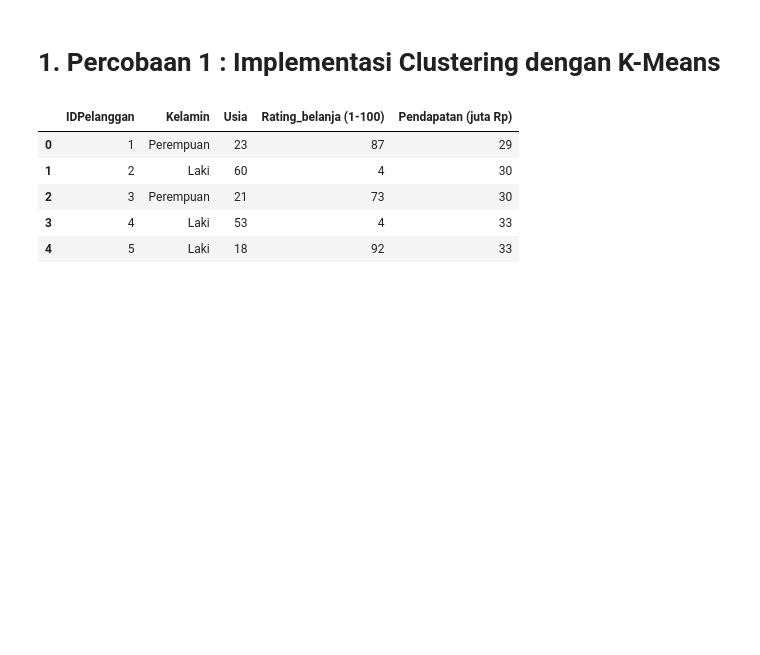
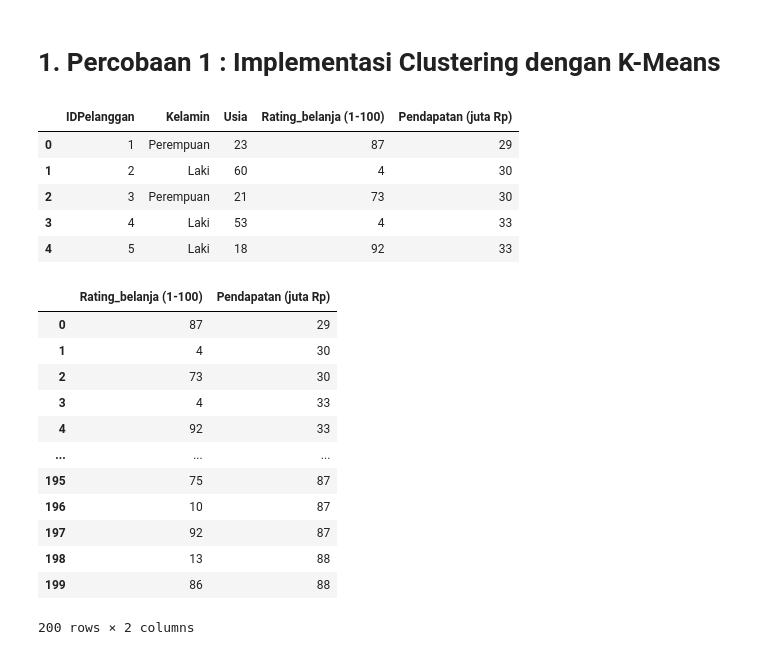
Before and after one commit to ImNotDanish05/2025_KC_TI-1A, a Jupyter notebook: P10_Unsupervise_Learning - Clustering.ipynb, the cells around one changed output. Drawn from its saved outputs; the diff is of its cells as text; code cells hidden in the pictures; blank space fills up the shorter version.

```diff
--- a/P10_Unsupervise_Learning - Clustering.ipynb
+++ b/P10_Unsupervise_Learning - Clustering.ipynb
@@ -21,3 +21,20 @@ dataset.head()
 | 2 | 3 | Perempuan | 21 | 73 | 30 |
 | 3 | 4 | Laki | 53 | 4 | 33 |
 | 4 | 5 | Laki | 18 | 92 | 33 |
+# %%
+X = dataset.iloc[:, [3, 4]]
+X
+# %% [output]
+|  | Rating_belanja (1-100) | Pendapatan (juta Rp) |
+| 0 | 87 | 29 |
+| 1 | 4 | 30 |
+| 2 | 73 | 30 |
+| 3 | 4 | 33 |
+| 4 | 92 | 33 |
+| ... | ... | ... |
+| 195 | 75 | 87 |
+| 196 | 10 | 87 |
+| 197 | 92 | 87 |
+| 198 | 13 | 88 |
+| 199 | 86 | 88 |
+200 rows × 2 columns
```
Also changed, not shown: parts of 2 cells of this notebook.
